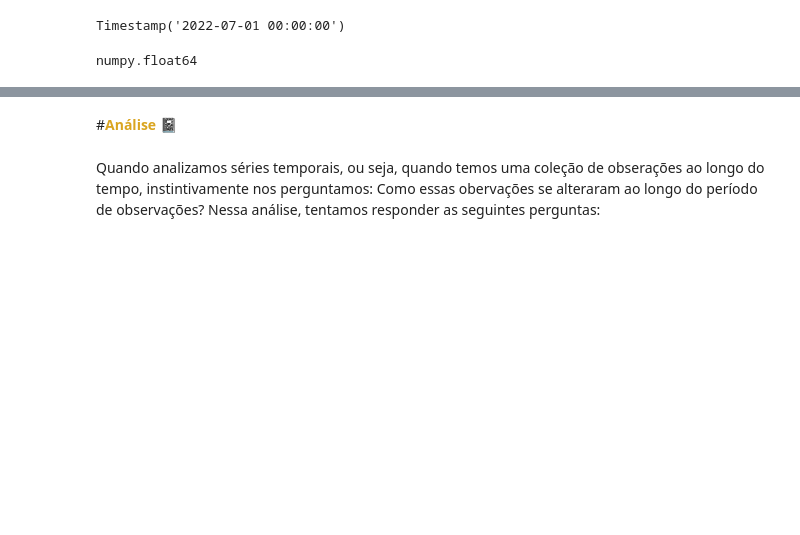
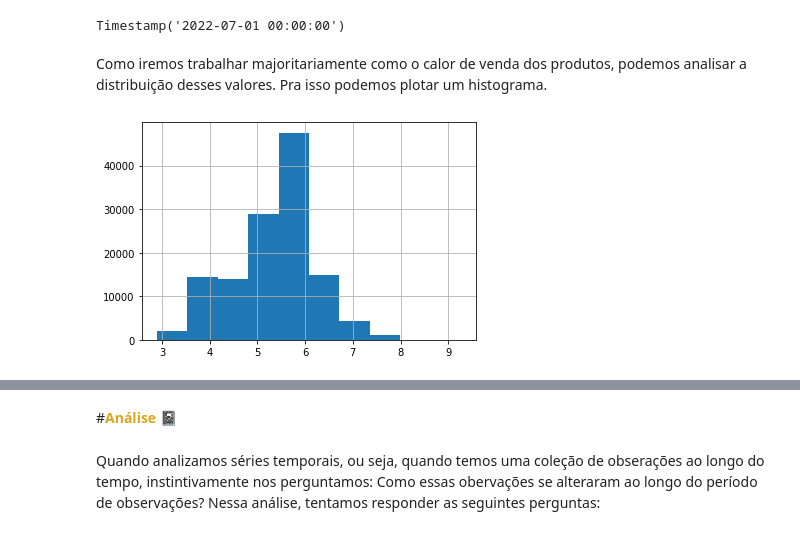
Before and after one commit to amoralles/ProjetoFinal_M4, a Jupyter notebook: ProjetoFinal_M4.ipynb, the cells around one changed output, grey strips where cells are left out. Cells and saved outputs as stored; diff of their text form; code cells hidden in the pictures; blank space fills up the shorter version.

```diff
--- a/ProjetoFinal_M4.ipynb
+++ b/ProjetoFinal_M4.ipynb
@@ -101,7 +124,9 @@ conj_dados.head(3)
 conj_dados['Data da Coleta'][0]
 # %% [output]
 Timestamp('2022-07-01 00:00:00')
+# %% [markdown]
+Como iremos trabalhar majoritariamente como o calor de venda dos produtos, podemos analisar a distribuição desses valores. Pra isso podemos plotar um histograma.
 # %%
-type(conj_dados['Valor de Venda'][0])
+conj_dados['Valor de Venda'].hist();
 # %% [output]
-numpy.float64
+[figure, added]
```
Also changed, not shown: parts of 92 cells of this notebook.
